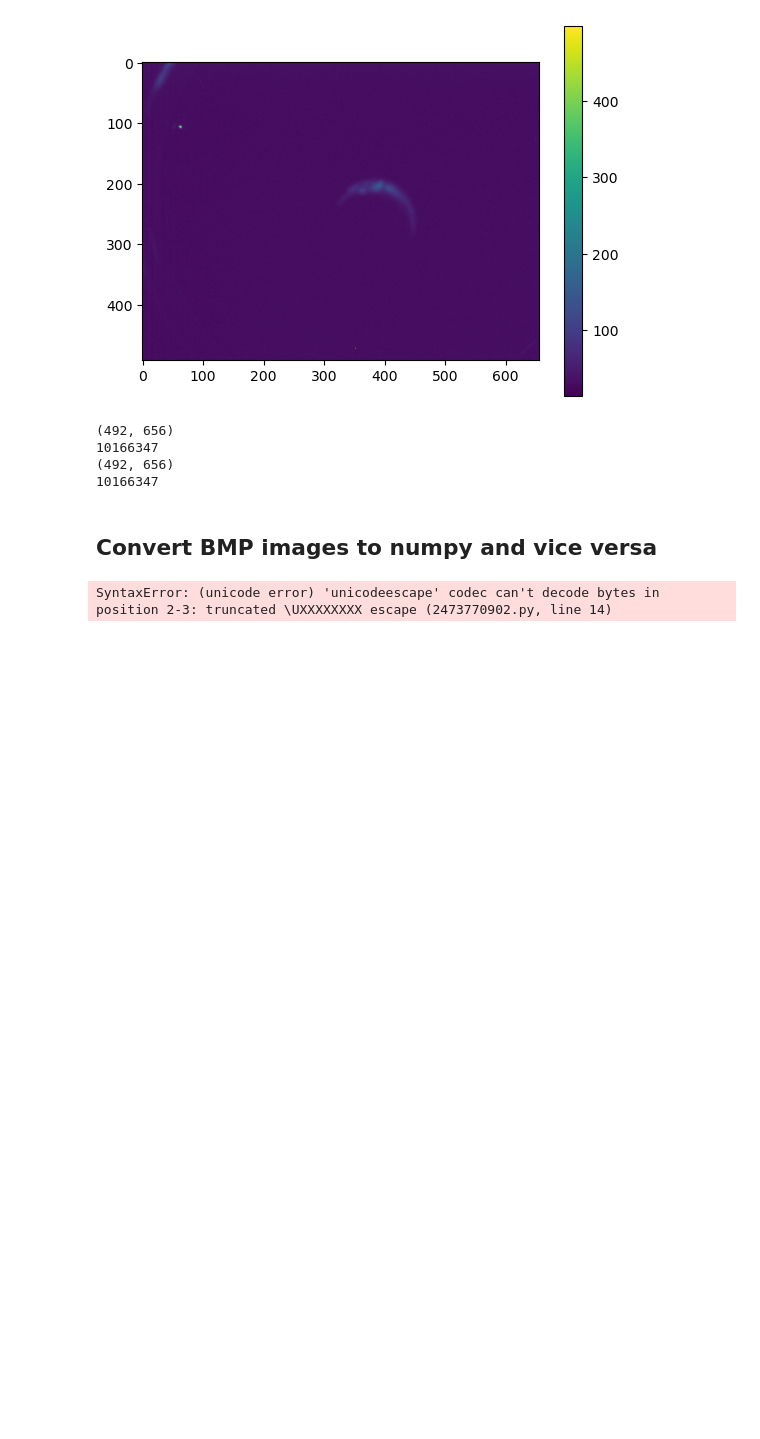
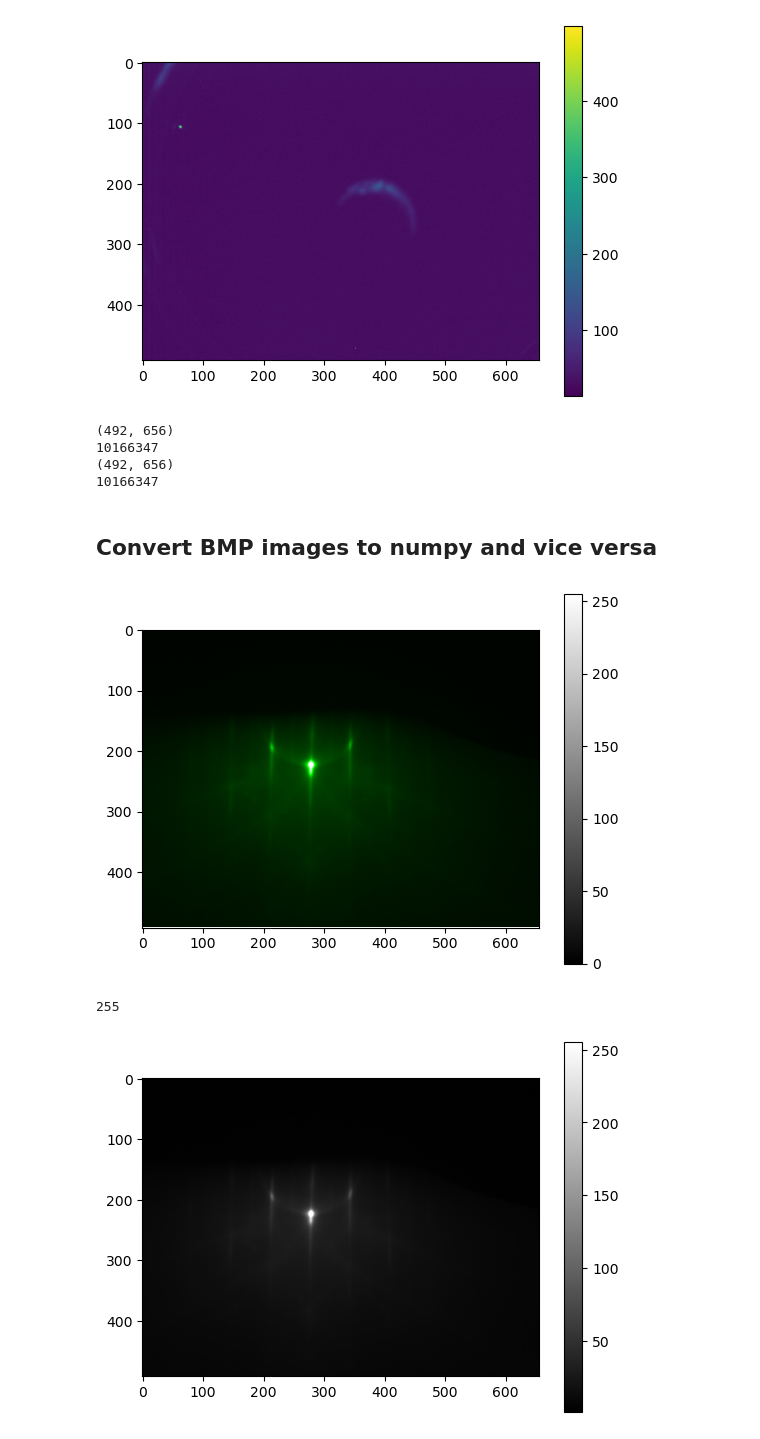
Before and after one commit to JacquesA123/RHEED-Viewer, a Jupyter notebook: Code/RHEED_Camera_Test.ipynb, the cells around one changed output. Drawn from its saved outputs; the diff is of its cells as text; code cells hidden in the pictures; blank space fills up the shorter version.

```diff
--- a/Code/RHEED_Camera_Test.ipynb
+++ b/Code/RHEED_Camera_Test.ipynb
@@ -203,25 +203,27 @@ print(sub_array.sum())
 # %%
 from PIL import Image
 import numpy as np
 import matplotlib.pyplot as plt
 
 # Load the BMP image
 image_path = r"C:\Users\Lab10\Desktop\Automated RHEED Image Acquisition\Other RHEED Test Images\RR220204A_165C_0217.bmp"
 img = Image.open(image_path)
 
 # Plot bitmap image
 plt.imshow(img, cmap='grey')
 plt.colorbar()  # Optional: add a color bar to the side for reference
 plt.show()
 
-numpy_load = r"C:\Users\Lab10\Desktop\Automated RHEED Image Acquisition\RHEED Viewer\Acquiring Images Via Python Script Tests\Single Images\165.00_2025-09-19_15-22-12-594518.npy"
+numpy_load = np.load(r"C:\Users\Lab10\Desktop\Automated RHEED Image Acquisition\RHEED Viewer\Acquiring Images Via Python Script Tests\Single Images\165.00_2025-09-19_15-22-12-594518.npy")
 # Convert the image to a NumPy array
 numpy_array = np.asarray(img)
-print(np.max(numpy_array))
+print(np.max(numpy_load))
 plt.imshow(numpy_array, cmap='grey' )
 plt.colorbar()  # Optional: add a color bar to the side for reference
 plt.show()
 # print(f"NumPy array shape: {numpy_array.shape}")
 # print(f"NumPy array data type: {numpy_array.dtype}")
 # %% [output]
+[figure, added]
-SyntaxError: (unicode error) 'unicodeescape' codec can't decode bytes in position 2-3: truncated \UXXXXXXXX escape (2473770902.py, line 14)
+255
+[figure, added]
```
